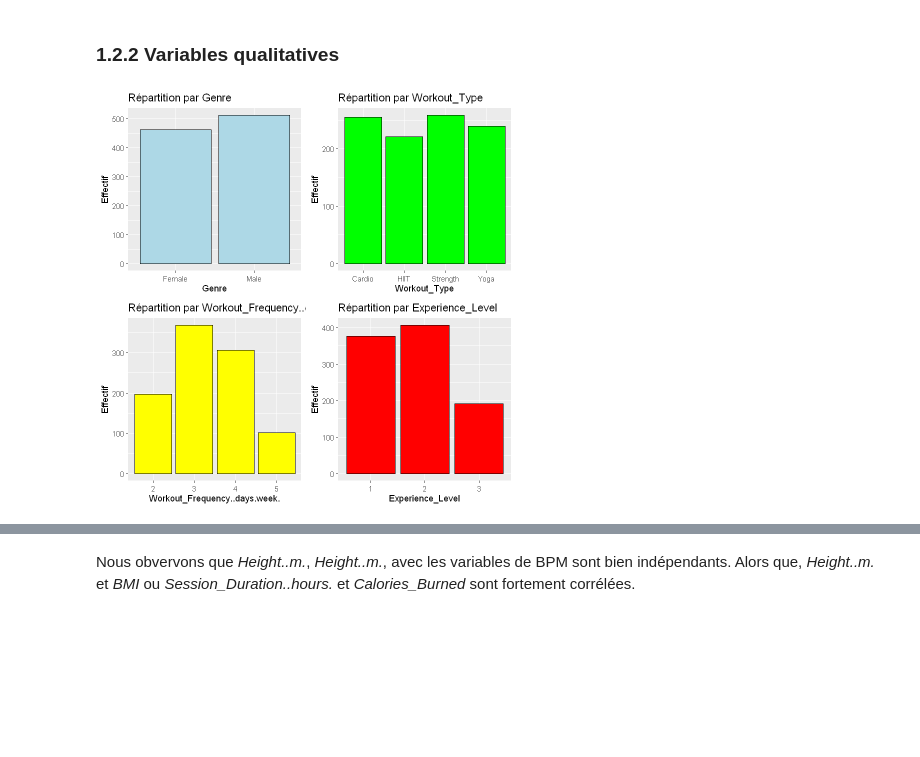
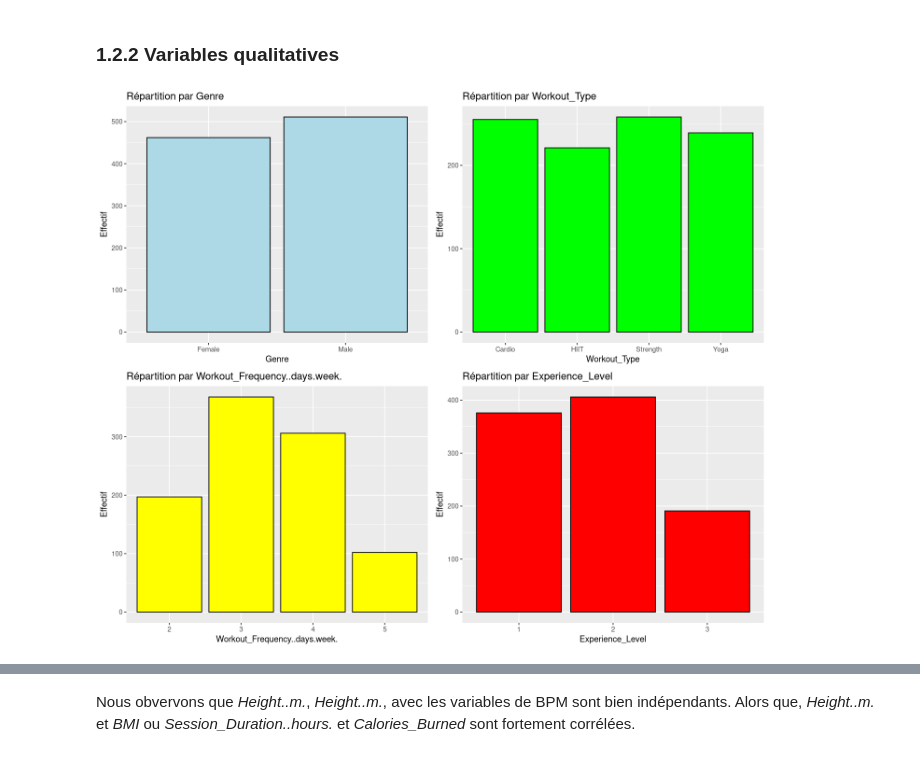
Before and after one commit to Anhquannnnnn/Machine-Learning, a Jupyter notebook: R.ipynb, the cells around one changed output, grey strips where cells are left out. Drawn from its saved outputs; the diff is of its cells as text; code cells hidden in the pictures; blank space fills up the shorter version.

```diff
--- a/R.ipynb
+++ b/R.ipynb
@@ -198,17 +218,19 @@ $\rightarrow$ Au niveau 1%, la taille et la poids suivent la loi normale
 # %%
 box_cat1 = ggplot(data, aes(x = Gender)) +
   geom_bar(fill = "lightblue", color = "black") +
   labs(title = "Répartition par Genre", x = "Genre", y = "Effectif")
 box_cat2 = ggplot(data, aes(x = Workout_Type)) +
   geom_bar(fill = "green", color = "black") +
   labs(title = "Répartition par Workout_Type", x = "Workout_Type", y = "Effectif")
 box_cat3 = ggplot(data, aes(x = Workout_Frequency..days.week.)) +
   geom_bar(fill = "yellow", color = "black") +
   labs(title = "Répartition par Workout_Frequency..days.week.", x = "Workout_Frequency..days.week.", y = "Effectif")
 box_cat4 = ggplot(data, aes(x = Experience_Level)) +
   geom_bar(fill = "red", color = "black") +
   labs(title = "Répartition par Experience_Level", x = "Experience_Level", y = "Effectif")
+options(repr.plot.width = 12, repr.plot.height = 10)
+
 grid.arrange(box_cat1,box_cat2, box_cat3, box_cat4, ncol = 2)
 # %% [output]
-[figure, old version]
+[figure, new version]
 # %%
```
Also changed, not shown: parts of 5 cells of this notebook.
